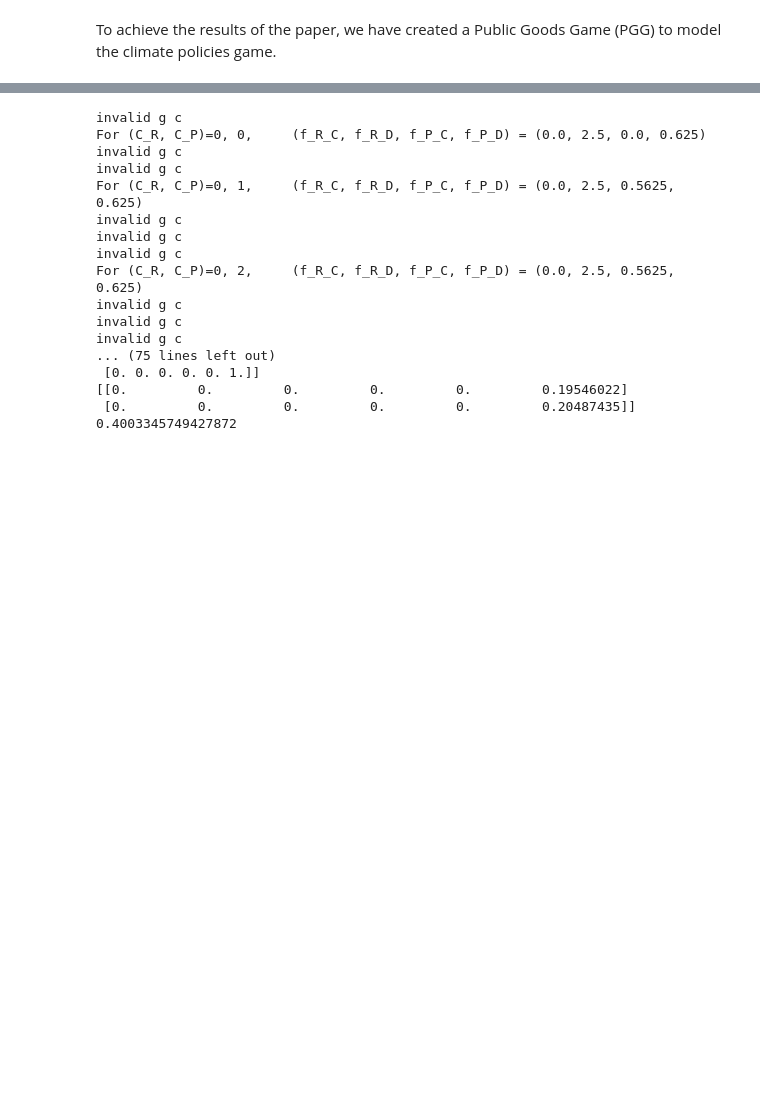
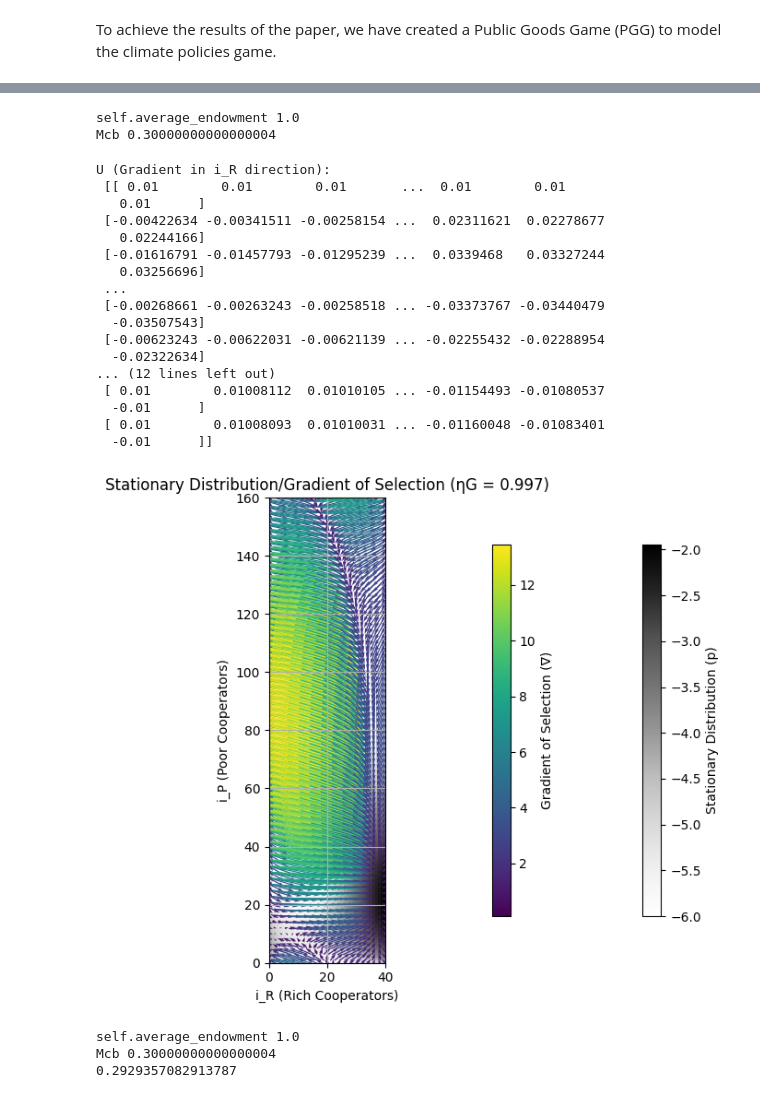
Before and after one commit to sid2364/climate-policies-under-wealth-inequity, a Jupyter notebook: Climate_policies_under_wealth_inequality.ipynb, the cells around one changed output, grey strips where cells are left out. Drawn from its saved outputs; the diff is of its cells as text; code cells hidden in the pictures; blank space fills up the shorter version.

Commit message:
Gradient of selection and stationary distibution graphs

```diff
--- a/Climate_policies_under_wealth_inequality.ipynb
+++ b/Climate_policies_under_wealth_inequality.ipynb
@@ -737,9 +899,53 @@ risk = 0
 homophily = 0
 beta = 5
 mu = 0.01
+# %%
+game_3 = ClimateThresholdPublicGoodsGame(
+    population_size=200,
+    rich_fraction=rich_fraction,
+    endowment_rich=endowment_rich,
+    endowment_poor=endowment_poor,
+    group_size=6,
+    threshold=threshold,
+    risk=0.3,
+    contribution_factor=contribution_factor,
+    homophily=1,
+    beta=beta,
+    mu=mu
+)
+
+X, Y, U, V, stationary_distribution = game_3.compute_gradient_of_selection()
+eta_G = game_3.compute_eta_G()
+# %% [output]
+self.average_endowment 1.0
+Mcb 0.30000000000000004
+# %%
+print("U (Gradient in i_R direction):\n", U)
+print("V (Gradient in i_P direction):\n", V)
+
+plot_gradient_of_selection(X, Y, U, V, stationary_distribution, eta_G)
+# %% [output]
+U (Gradient in i_R direction):
+ [[ 0.01        0.01        0.01       ...  0.01        0.01
+   0.01      ]
+ [-0.00422634 -0.00341511 -0.00258154 ...  0.02311621  0.02278677
+   0.02244166]
+ [-0.01616791 -0.01457793 -0.01295239 ...  0.0339468   0.03327244
+   0.03256696]
+ ...
+ [-0.00268661 -0.00263243 -0.00258518 ... -0.03373767 -0.03440479
+  -0.03507543]
+ [-0.00623243 -0.00622031 -0.00621139 ... -0.02255432 -0.02288954
+  -0.02322634]
+... (12 lines left out)
+ [ 0.01        0.01008112  0.01010105 ... -0.01154493 -0.01080537
+  -0.01      ]
+ [ 0.01        0.01008093  0.01010031 ... -0.01160048 -0.01083401
+  -0.01      ]]
+[figure, added]
 # %%
 game_3 = ClimateThresholdPublicGoodsGame(
-    population_size=6,
+    population_size=120,
     rich_fraction=rich_fraction,
     endowment_rich=endowment_rich,
     endowment_poor=endowment_poor,
@@ -751,27 +957,12 @@ game_3 = ClimateThresholdPublicGoodsGame(
     beta=beta,
     mu=mu
 )
-
 eta_G = game_3.compute_eta_G()
 print(eta_G)
 # %% [output]
-invalid g c
-For (C_R, C_P)=0, 0,     (f_R_C, f_R_D, f_P_C, f_P_D) = (0.0, 2.5, 0.0, 0.625)
-invalid g c
-invalid g c
-For (C_R, C_P)=0, 1,     (f_R_C, f_R_D, f_P_C, f_P_D) = (0.0, 2.5, 0.5625, 0.625)
-invalid g c
-invalid g c
-invalid g c
-For (C_R, C_P)=0, 2,     (f_R_C, f_R_D, f_P_C, f_P_D) = (0.0, 2.5, 0.5625, 0.625)
-invalid g c
-invalid g c
-invalid g c
-... (75 lines left out)
- [0. 0. 0. 0. 0. 1.]]
-[[0.         0.         0.         0.         0.         0.19546022]
- [0.         0.         0.         0.         0.         0.20487435]]
-0.4003345749427872
+self.average_endowment 1.0
+Mcb 0.30000000000000004
+0.2929357082913787
 # %%
 # Range of risk values
 risks = np.linspace(0, 1, 6)
```
Also changed, not shown: parts of 5 cells of this notebook.
